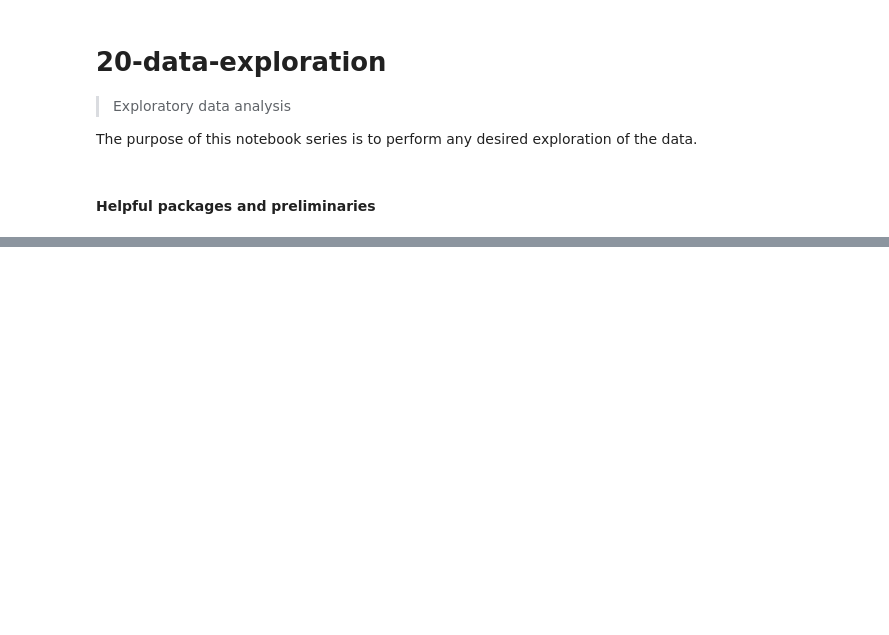
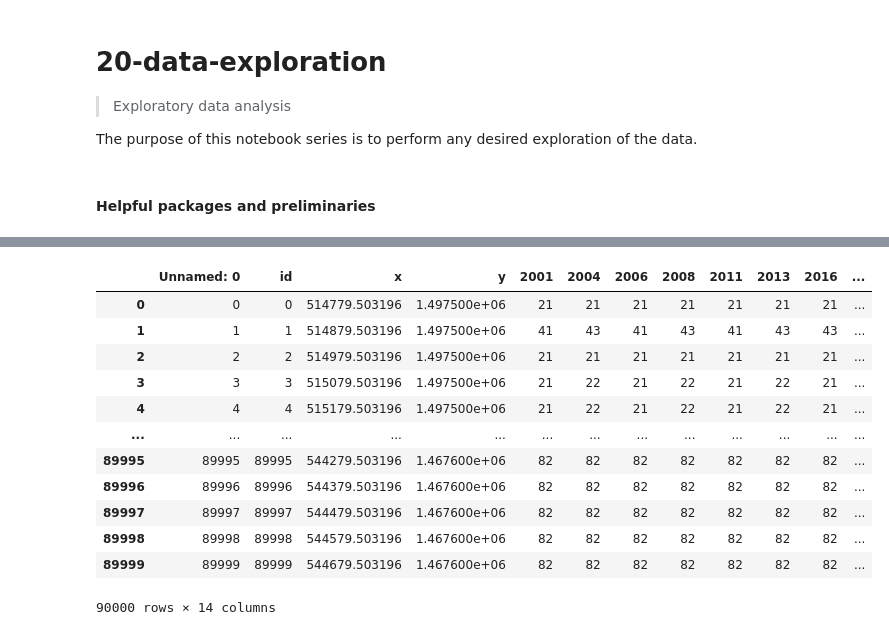
Before and after one commit to VandyDataScience/land-trust, a Jupyter notebook: 20-data-exploration.ipynb, the cells around one changed output, grey strips where cells are left out. Drawn from its saved outputs; the diff is of its cells as text; code cells hidden in the pictures; blank space fills up the shorter version.

```diff
--- a/20-data-exploration.ipynb
+++ b/20-data-exploration.ipynb
@@ -18,5 +18,5 @@ import seaborn as sns
 %matplotlib inline
 # %%
 #Constants/globals
-cleaned_data_filename = ''
+cleaned_data_filename = './data/stats_100r_5000x_8000y_1000s.csv'
 # %% [markdown]
@@ -39,0 +98,11 @@ vp = sns.violinplot(data)
+# %%
+def calc_dev_2(row):
+    years = [2001,2004,2006,2008,2011,2013,2016,2019]
+    natural_land = [41,42,43,52,71,81,82,90,95]
+    developed_land = [21,22,23,24]
+    if (row[str(years[-1])] in developed_land):
+        for year in years:
+            if (row[str(year)] in natural_land):
+                return 1
+    else:
+        return 0
@@ -39,0 +113,16 @@ vp = sns.violinplot(data)
+# %%
+df
+# %% [output]
+|  | Unnamed: 0 | id | x | y | 2001 | 2004 | 2006 | 2008 | 2011 | 2013 | 2016 | ... |
+| 0 | 0 | 0 | 514779.503196 | 1.497500e+06 | 21 | 21 | 21 | 21 | 21 | 21 | 21 | ... |
+| 1 | 1 | 1 | 514879.503196 | 1.497500e+06 | 41 | 43 | 41 | 43 | 41 | 43 | 43 | ... |
+| 2 | 2 | 2 | 514979.503196 | 1.497500e+06 | 21 | 21 | 21 | 21 | 21 | 21 | 21 | ... |
+| 3 | 3 | 3 | 515079.503196 | 1.497500e+06 | 21 | 22 | 21 | 22 | 21 | 22 | 21 | ... |
+| 4 | 4 | 4 | 515179.503196 | 1.497500e+06 | 21 | 22 | 21 | 22 | 21 | 22 | 21 | ... |
+| ... | ... | ... | ... | ... | ... | ... | ... | ... | ... | ... | ... | ... |
+| 89995 | 89995 | 89995 | 544279.503196 | 1.467600e+06 | 82 | 82 | 82 | 82 | 82 | 82 | 82 | ... |
+| 89996 | 89996 | 89996 | 544379.503196 | 1.467600e+06 | 82 | 82 | 82 | 82 | 82 | 82 | 82 | ... |
+| 89997 | 89997 | 89997 | 544479.503196 | 1.467600e+06 | 82 | 82 | 82 | 82 | 82 | 82 | 82 | ... |
+| 89998 | 89998 | 89998 | 544579.503196 | 1.467600e+06 | 82 | 82 | 82 | 82 | 82 | 82 | 82 | ... |
+| 89999 | 89999 | 89999 | 544679.503196 | 1.467600e+06 | 82 | 82 | 82 | 82 | 82 | 82 | 82 | ... |
+90000 rows × 14 columns
```
Also changed, not shown: parts of 15 cells of this notebook, 3 other files.
